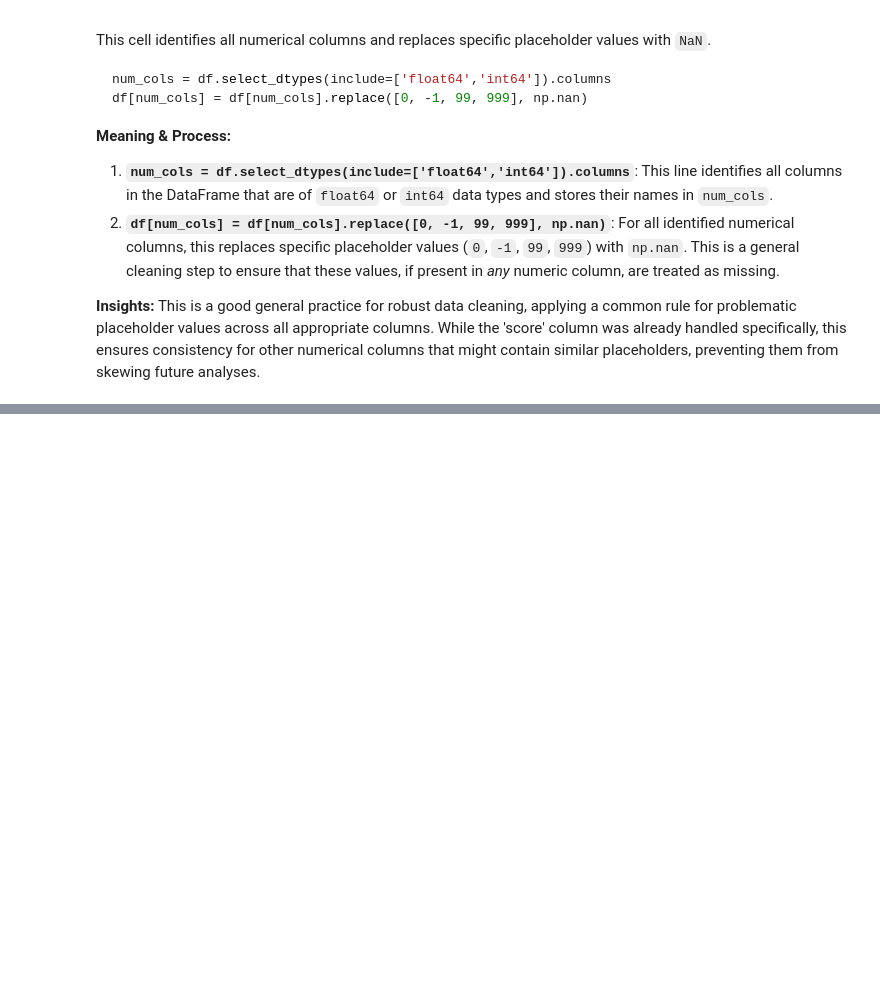
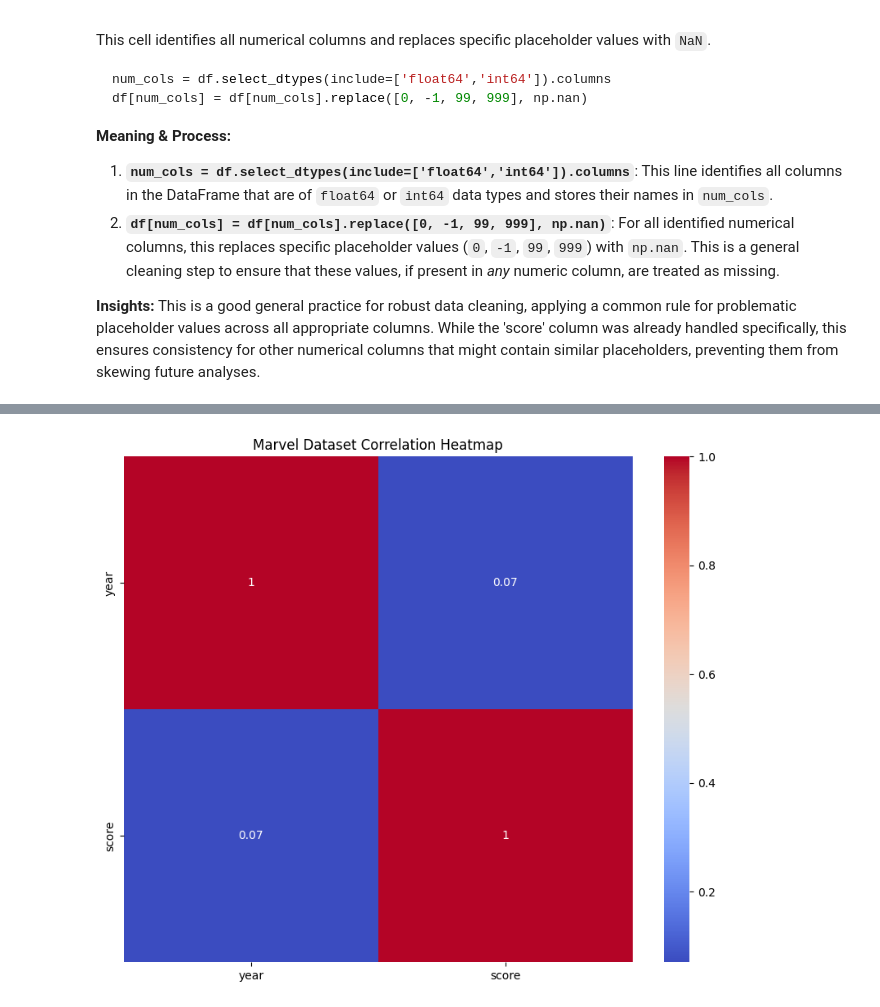
Before and after one commit to CreatorDave/201lab05a, a Jupyter notebook: Lab4.ipynb, the cells around one changed output, grey strips where cells are left out. Drawn from its saved outputs; the diff is of its cells as text; code cells hidden in the pictures; blank space fills up the shorter version.

```diff
--- a/Lab4.ipynb
+++ b/Lab4.ipynb
@@ -893,0 +946,22 @@ df[num_cols] = df[num_cols].replace([0, -1, 99, 999], np.nan)
+# %%
+numeric_df = df.select_dtypes(
+    include=np.number
+)
+
+correlation = numeric_df.corr()
+
+plt.figure(figsize=(10, 8))
+
+sns.heatmap(
+    data=correlation,
+    annot=True,
+    cmap="coolwarm"
+)
+
+plt.title(
+    "Marvel Dataset Correlation Heatmap"
+)
+
+plt.show()
+# %% [output]
+[figure, added]
```
Also changed, not shown: parts of 8 cells of this notebook.
